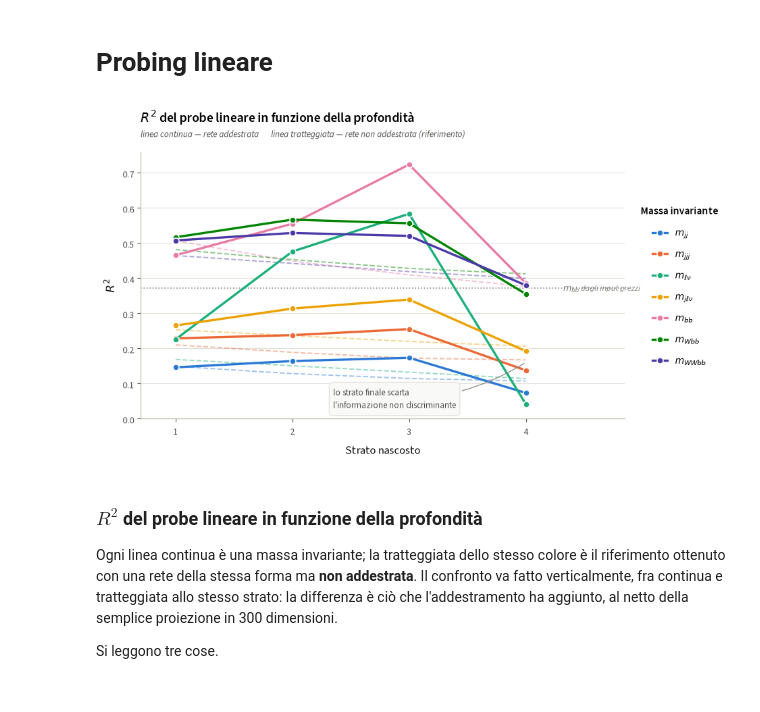
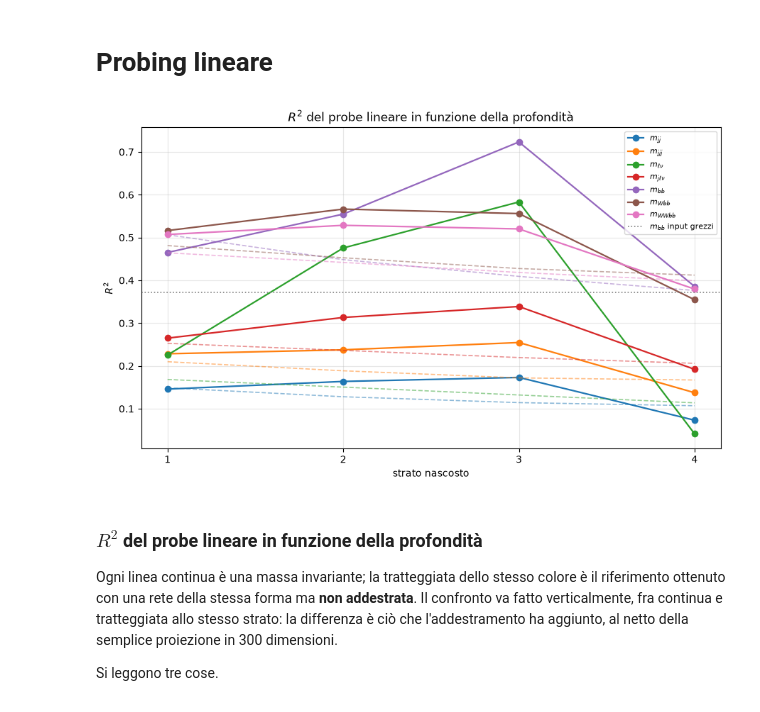
Before and after one commit to alivergani/Deep-Learning, a Jupyter notebook: ExoticParticles_HEP/notebooks/analisi_probing.ipynb, the cells around one changed output. Saved outputs shown, nothing was run; the diff lists cells and outputs as text; code cells hidden in the pictures.

```diff
--- a/ExoticParticles_HEP/notebooks/analisi_probing.ipynb
+++ b/ExoticParticles_HEP/notebooks/analisi_probing.ipynb
@@ -68,8 +31,8 @@ with open("../results/riproduzione/probing_deep_low_seme0.json") as f:
 with open("../results/moderno/probing_deep_low_seme0.json") as f:
     pmod = json.load(f)
 # %%
-masse = p2014["masse"]
-r2 = p2014["r2"]   # dizionario: "input", "casuale_stratoK", "stratoK"
+masse = pmod["masse"]
+r2 = pmod["r2"]   # dizionario: "input", "casuale_stratoK", "stratoK"
 # %%
 def matrice(p, prefisso="strato"):
     n = p["n_strati"]
@@ -77,60 +40,30 @@ def matrice(p, prefisso="strato"):
 # %%
 M = matrice(pmod)                    # (4, 7)
 C = matrice(pmod, "casuale_strato")
 inp = np.array(pmod["r2"]["input"])
 strati = np.arange(1, 5)
 
-fig, ax = plt.subplots(figsize=(9.5, 5.5))
+fig, ax = plt.subplots(figsize=(9, 5.5))
 
 for j, nome in enumerate(masse):
     colore = COLORI_MASSE[nome]
-    ax.plot(strati, M[:, j], "-", marker="o", markersize=6.5,
-            markerfacecolor=colore, markeredgecolor="white", markeredgewidth=1.1,
-            color=colore, linewidth=2.4, zorder=3, label=ETICHETTE_MASSE[nome])
-    ax.plot(strati, C[:, j], "--", color=colore, alpha=0.45, linewidth=1.4,
-            zorder=2)
+    ax.plot(strati, M[:, j], "-", marker="o", color=colore, linewidth=1.6,
+            label=ETICHETTE_MASSE[nome])
+    ax.plot(strati, C[:, j], "--", color=colore, alpha=0.5, linewidth=1.2)
 
-ax.axhline(y=inp[4], color=INCHIOSTRO_MUTO, ls=":", lw=1.2, zorder=1)
-ax.text(4.32, inp[4], r"$m_{bb}$ dagli input grezzi", va="center", ha="left",
-        fontsize=9, color=INCHIOSTRO_MUTO, style="italic")
+ax.axhline(y=inp[4], color="gray", linestyle=":", linewidth=1.2,
+           label="$m_{bb}$ input grezzi")
 
-ax.annotate(
-    "lo strato finale scarta\nl'informazione non discriminante",
-    xy=(4, 0.16), xytext=(2.35, 0.03),
-    fontsize=9.5, color=INCHIOSTRO_SECONDARIO, ha="left",
-    arrowprops=dict(arrowstyle="-", color=INCHIOSTRO_MUTO, lw=0.9,
-                     connectionstyle="arc3,rad=0.15"),
-    bbox=dict(boxstyle="round,pad=0.45", fc="#f9f9f7", ec="#e1e0d9", lw=0.8),
-)
-
-ax.text(0.0, 1.045,
-        "linea continua — rete addestrata      linea tratteggiata — rete non addestrata (riferimento)",
-        transform=ax.transAxes, va="bottom", ha="left",
-        fontsize=9.5, color=INCHIOSTRO_SECONDARIO, style="italic")
-
-ax.set_title("$R^2$ del probe lineare in funzione della profondità",
-             loc="left", pad=32)
-ax.set_xlabel("Strato nascosto")
+ax.set_title("$R^2$ del probe lineare in funzione della profondità")
+ax.set_xlabel("strato nascosto")
 ax.set_ylabel("$R^2$")
 ax.set_xticks(strati)
-ax.set_xlim(0.7, 4.85)
-ax.set_ylim(0, None)
-ax.grid(axis="x", visible=False)
-ax.grid(axis="y", zorder=0)
-for spine in ("top", "right"):
-    ax.spines[spine].set_visible(False)
-
-leg = ax.legend(
-    title="Massa invariante",
-    loc="center left", bbox_to_anchor=(1.015, 0.5),
-    handlelength=1.6, labelspacing=0.85, frameon=False,
-)
-leg.get_title().set_fontweight("semibold")
-leg.get_title().set_ha("left")
-
+ax.grid(alpha=0.3)
+ax.legend(fontsize=8)
 fig.tight_layout()
+plt.show()
 # %% [output]
-[figure, old version]
+[figure, new version]
 # %% [markdown]
 ### $R^2$ del probe lineare in funzione della profondità
 
```
Also changed, not shown: parts of 4 cells of this notebook, 2 other files.
